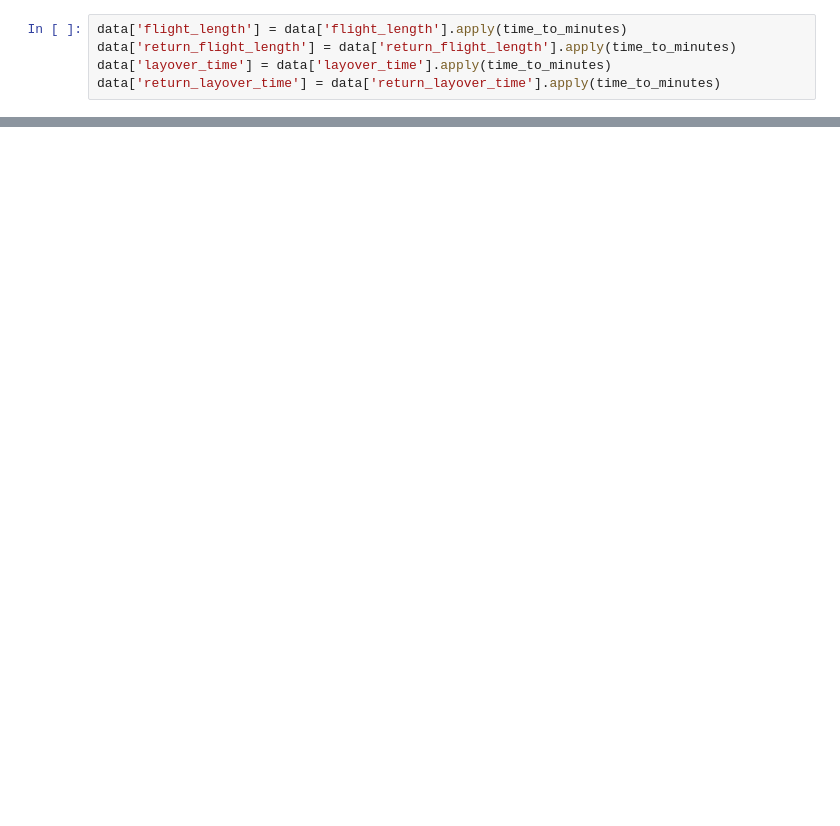
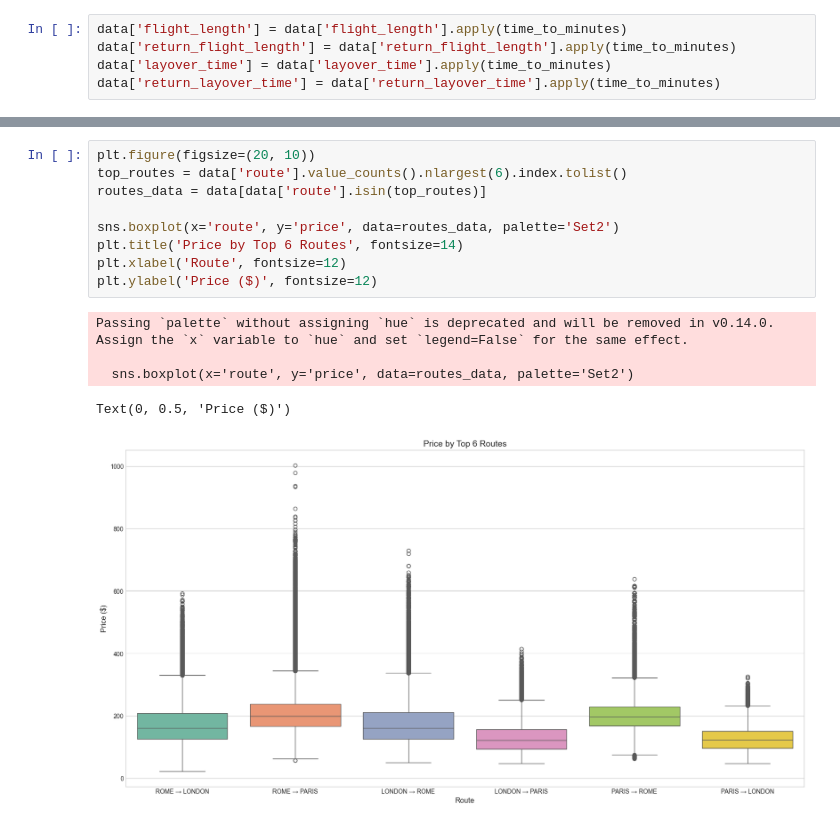
Before and after one commit to Shlezman/DS-Scarping, a Jupyter notebook: project.ipynb, the cells around one changed output, grey strips where cells are left out. Drawn from its saved outputs; the diff is of its cells as text; blank space fills up the shorter version.

```diff
--- a/project.ipynb
+++ b/project.ipynb
@@ -131,0 +317,15 @@ lets convert the hours to int format, and remove dummy vars
+# %%
+plt.figure(figsize=(20, 10))
+top_routes = data['route'].value_counts().nlargest(6).index.tolist()
+routes_data = data[data['route'].isin(top_routes)]
+
+sns.boxplot(x='route', y='price', data=routes_data, palette='Set2')
+plt.title('Price by Top 6 Routes', fontsize=14)
+plt.xlabel('Route', fontsize=12)
+plt.ylabel('Price ($)', fontsize=12)
+# %% [output]
+Passing `palette` without assigning `hue` is deprecated and will be removed in v0.14.0. Assign the `x` variable to `hue` and set `legend=False` for the same effect.
+
+  sns.boxplot(x='route', y='price', data=routes_data, palette='Set2')
+Text(0, 0.5, 'Price ($)')
+[figure, added]
```
Also changed, not shown: parts of 39 cells of this notebook.
